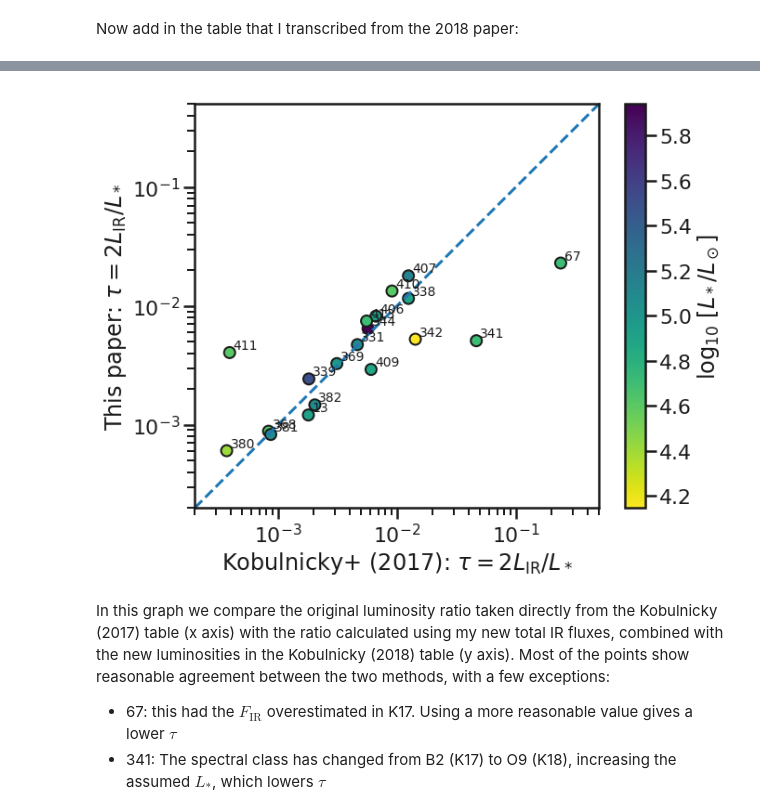
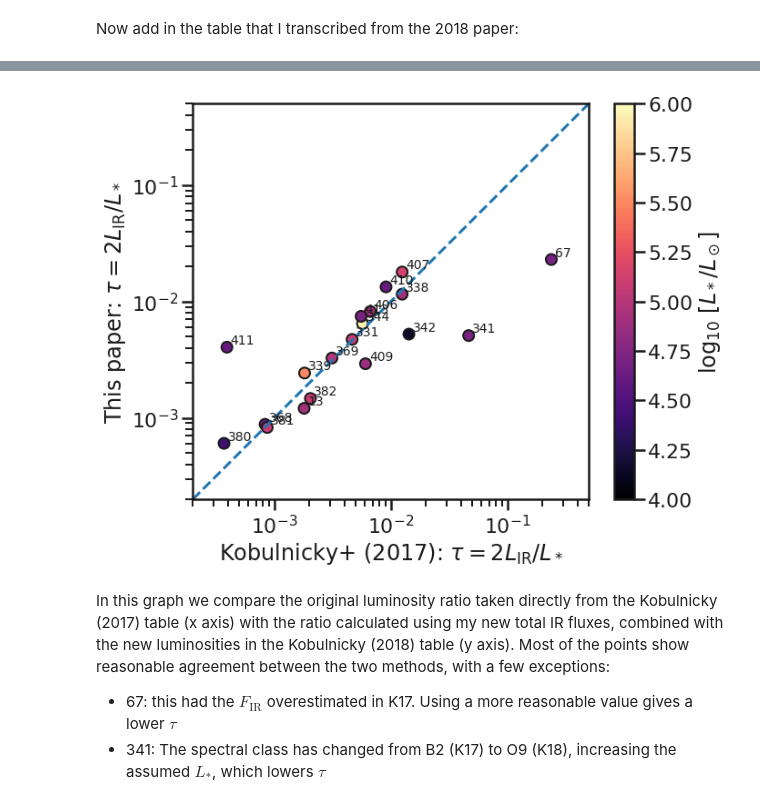
Before and after one commit to div-B-equals-0/dust-wave-case-studies, a Jupyter notebook: Kobulnicky-samples.ipynb, the cells around one changed output, grey strips where cells are left out. Saved outputs shown, nothing was run; the diff lists cells and outputs as text; code cells hidden in the pictures.

```diff
--- a/Kobulnicky-samples.ipynb
+++ b/Kobulnicky-samples.ipynb
@@ -373,27 +374,28 @@ tt
 # %%
 fig, ax = plt.subplots(figsize=(10, 8))
 xx, yy = 2.0/tt['L*/LIR_1'], 2*tt['LIR/L* will']
 c = ax.scatter(xx, yy,
-               c=4.0 + np.log10(tt['L4']), cmap='viridis_r',
+               c=4.0 + np.log10(tt['L4']), cmap='magma', vmin=4.0, vmax=6.0,
                edgecolors='k', alpha=1.0)
 fig.colorbar(c, ax=ax).set_label(r'$\log_{10}\ \left[L_* / L_\odot \right]$')
 for id_, x, y in zip(tt['ID'], xx, yy):
     ax.annotate(
         str(id_), (x, y), fontsize='xx-small',
         xytext=(4,4), textcoords='offset points',
                )
 fmin, fmax = 2e-4, 5e-1
 ax.plot([fmin, fmax], [fmin, fmax], ls='--')
 ax.set(
     xscale='log', yscale='log',
     xlim=[fmin, fmax], ylim=[fmin, fmax],
     xlabel=r'Kobulnicky+ (2017): $\tau = 2 L_\mathrm{IR}/L_*$',
     ylabel=r'This paper: $\tau = 2 L_\mathrm{IR}/L_*$',
 )
 ax.set_aspect('equal')
+fig.savefig('K17-tau-comparison.pdf')
 None
 # %% [output]
-[figure, old version]
+[figure, new version]
 # %% [markdown]
 In this graph we compare the original luminosity ratio taken directly from the Kobulnicky (2017) table (x axis) with the ratio calculated using my new total IR fluxes, combined with the new luminosities in the Kobulnicky (2018) table (y axis).   Most of the points show reasonable agreement between the two methods, with a few exceptions:
 
```
Also changed, not shown: parts of 2 cells of this notebook, 6 other files.
